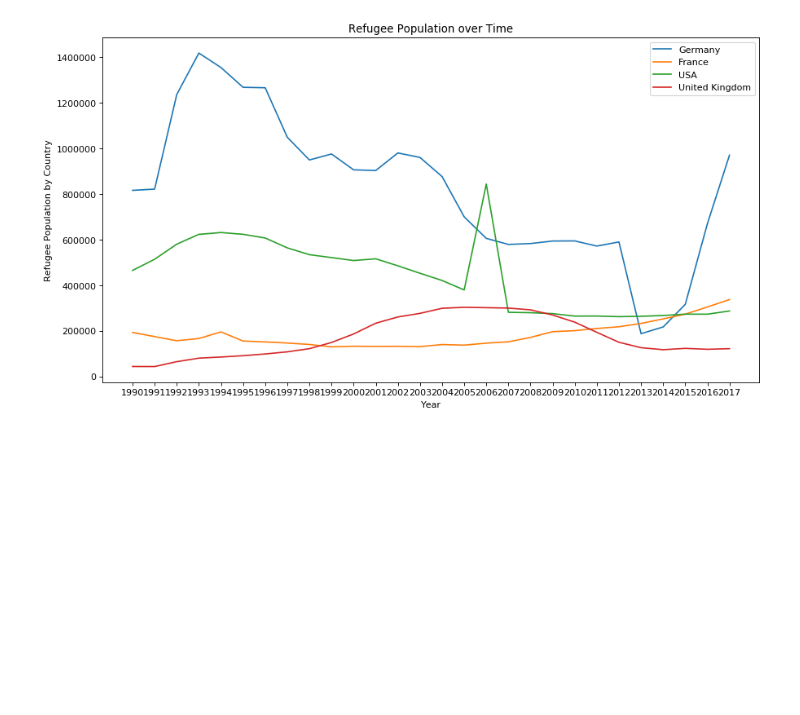
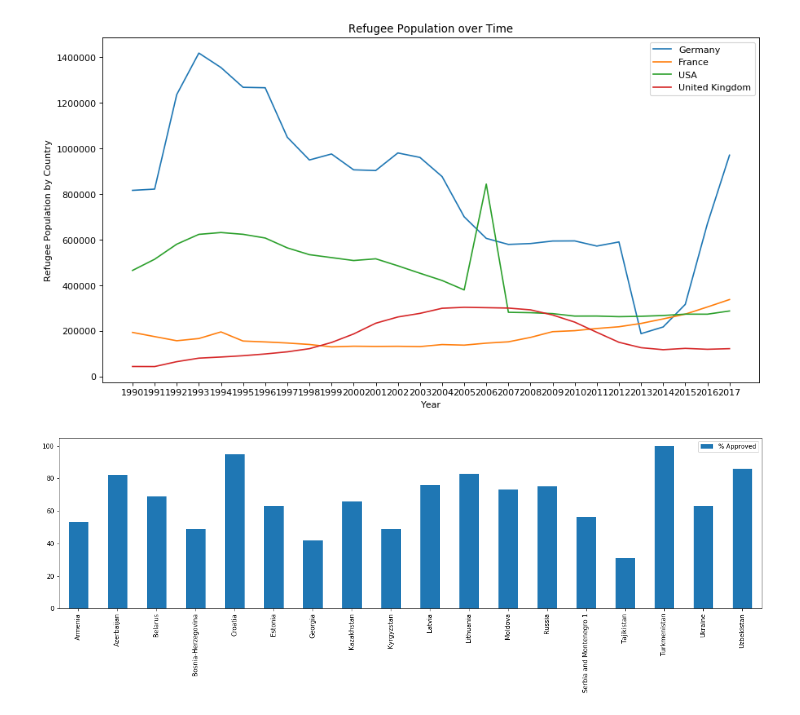
Before and after one commit to jordanrmess/USrefugees, a Jupyter notebook: final.ipynb, the cells around one changed output. Saved outputs shown, nothing was run; the diff lists cells and outputs as text; code cells hidden in the pictures; blank space fills up the shorter version.

```diff
--- a/final.ipynb
+++ b/final.ipynb
@@ -181,3 +173,26 @@ plt.legend(('Germany','France','USA','United Kingdom'))
 plt.show()
 # %% [output]
 [figure]
+# %%
+##Homeland security:
+df = pd.read_csv('HomeLandSecurity/RefugeeApplications/2004table13CSV.csv')
+df = df.drop(columns="Unnamed: 1")
+df = df.drop(columns="Unnamed: 2")
+df = df.drop(columns="Unnamed: 3")
+df = df.drop(columns="Unnamed: 4")
+df = df.drop(columns="Unnamed: 6")
+df = df.drop(columns="Unnamed: 7")
+df = df.drop(columns="Unnamed: 8")
+df = df.drop(columns="Unnamed: 9")
+df = df.drop(columns="Unnamed: 10")
+df = df.drop(columns="Unnamed: 11")
+df.columns = ['Region and country of birth', 'Percent approved']
+df_europe = df.iloc[9:27]
+
+index= df_europe['Region and country of birth'].values
+percentApproved = pd.to_numeric(df_europe['Percent approved']).values
+
+df_new = pd.DataFrame({'% Approved': percentApproved}, index=index)
+ax1 = df_new.plot.bar(figsize=(20,5))
+# %% [output]
+[figure, added]
```
Also changed, not shown: parts of 18 cells of this notebook, 18 other files.
